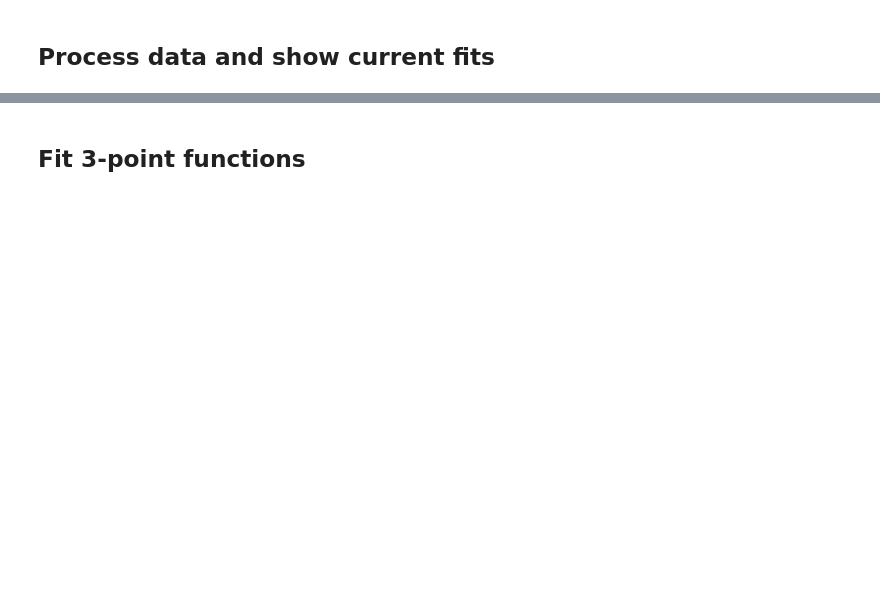
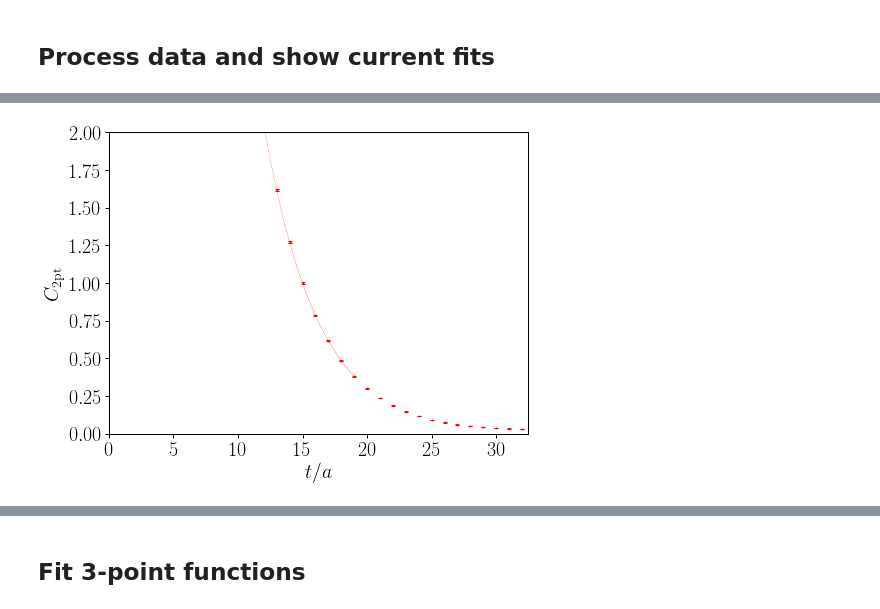
Before and after one commit to poare/lqcd, a Jupyter notebook: 0nubb/python_scripts/Excited_State_Fits.ipynb, the cells around one changed output, grey strips where cells are left out. Cells and saved outputs as stored; diff of their text form; code cells hidden in the pictures; blank space fills up the shorter version.

```diff
--- a/0nubb/python_scripts/Excited_State_Fits.ipynb
+++ b/0nubb/python_scripts/Excited_State_Fits.ipynb
@@ -224,0 +359,10 @@ plot_fit(meff_mu, meff_sigma, mpi_mu_c, mpi_std_c, '$(am_{\mathrm{eff}})^{\mathr
+# %%
+mpi_domain = np.arange(10, 20)    # domain to modify
+# mpi_domain = np.arange(10, 16)    # domain to modify
+t_dom, C2 = make_data(C2_folded, mpi_domain)
+prior = make_prior()
+p0 = None
+fit = lsqfit.nonlinear_fit(data = (t_dom, C2), fcn = fcn, prior = prior, p0 = p0)
+print(fit)
+mean_c, std_c = fit.p['m'].mean, fit.p['m'].sdev
+Z_mu, Z_std = fit.p['Z'].mean, fit.p['Z'].sdev
@@ -224,0 +380,5 @@ plot_fit(meff_mu, meff_sigma, mpi_mu_c, mpi_std_c, '$(am_{\mathrm{eff}})^{\mathr
+# %%
+fit_x, fit_lower, fit_upper = get_fit_band(fit.p, fcn, xlims = (mpi_domain[0], mpi_domain[-1]))
+plot_fit(C2_mu, C2_sigma, fit_x, fit_lower, fit_upper, '$C_{2\mathrm{pt}}$', ylims = (0, 2))
+# %% [output]
+[figure, added]
```
Also changed, not shown: parts of 47 cells of this notebook, 2 other files.
